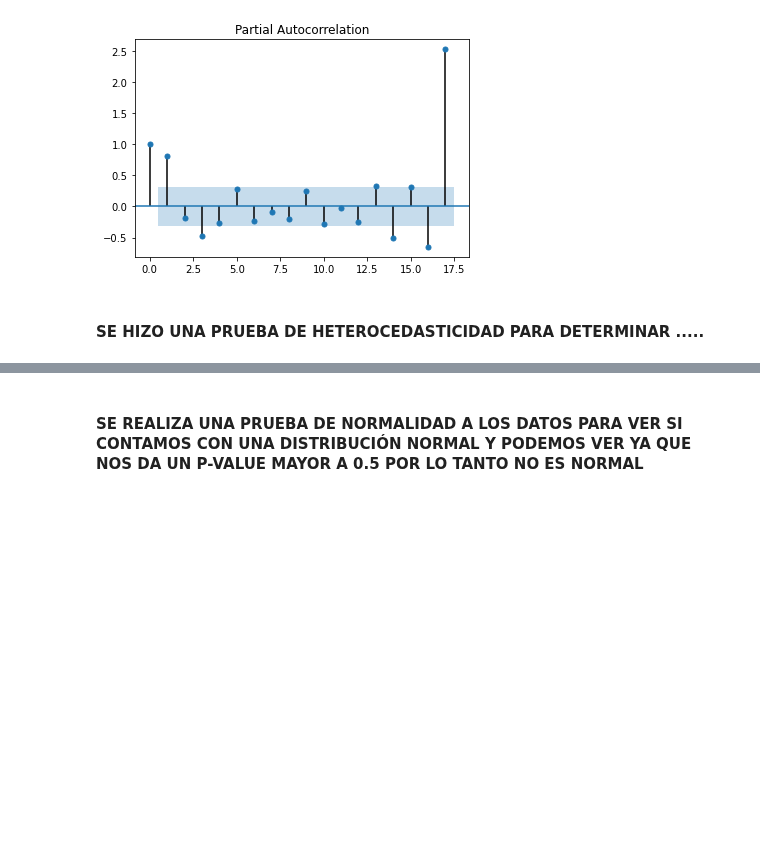
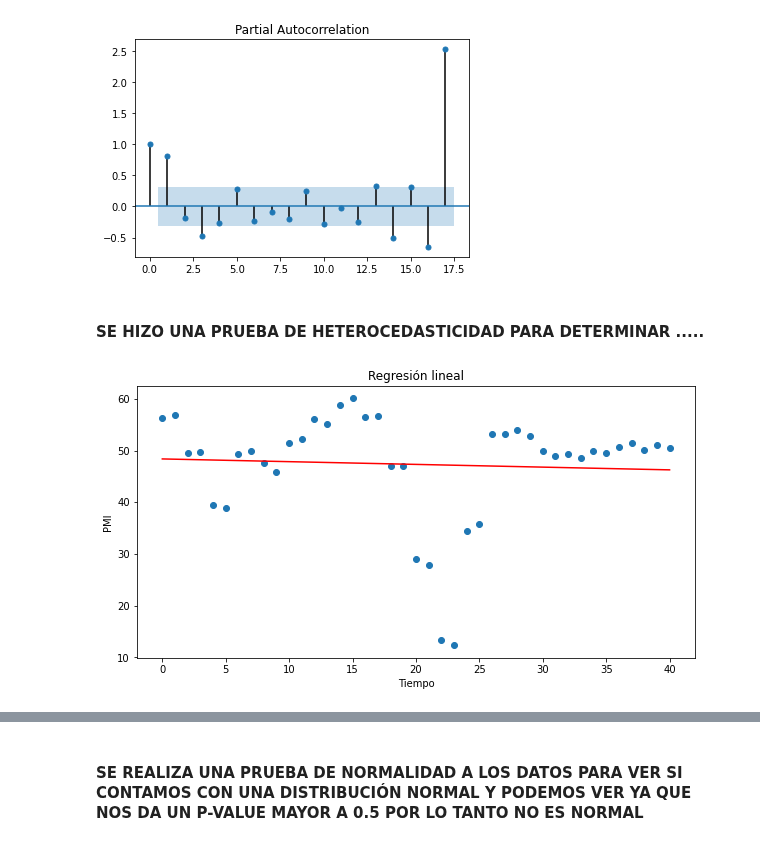
Before and after one commit to Sofiagarciaif/MyST_Proyecto_Final, a Jupyter notebook: notebook.ipynb, the cells around one changed output, grey strips where cells are left out. Cells and saved outputs as stored; diff of their text form; code cells hidden in the pictures; blank space fills up the shorter version.

```diff
--- a/notebook.ipynb
+++ b/notebook.ipynb
@@ -317,3 +328,7 @@ vs.f_autocorr(PMI["Actual"])
 [figure]
 # %% [markdown]
 #### <font color= a05000 > SE HIZO UNA PRUEBA DE HETEROCEDASTICIDAD PARA DETERMINAR .....
+# %%
+vs.reglinshow(PMI)
+# %% [output]
+[figure, added]
```
Also changed, not shown: parts of 14 cells of this notebook, 5 other files.
